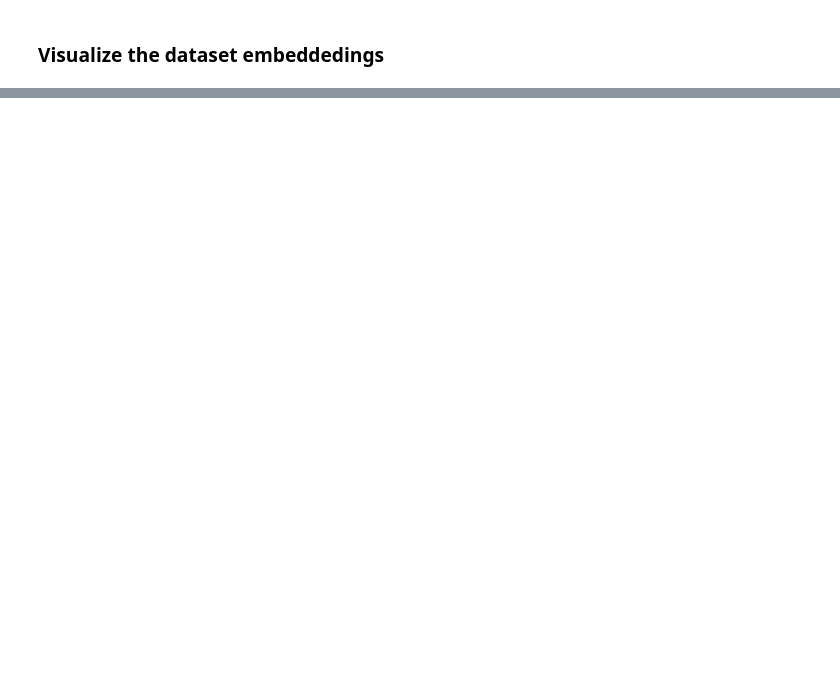
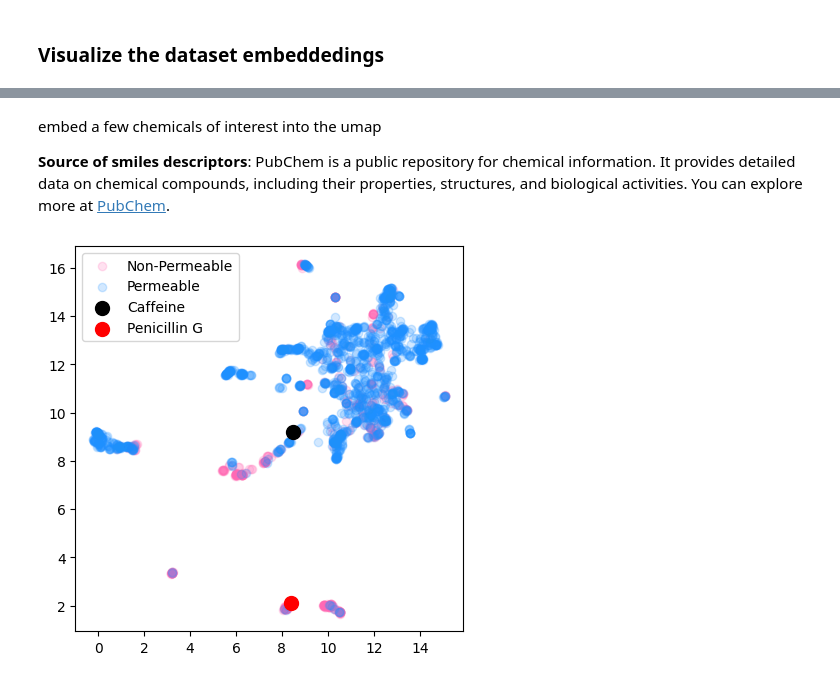
Before and after one commit to moritzmarquardt/workshop_IBEC, a Jupyter notebook: 01_molecule_clustering_umap.ipynb, the cells around one changed output, grey strips where cells are left out. Saved outputs shown, nothing was run; the diff lists cells and outputs as text; code cells hidden in the pictures; blank space fills up the shorter version.

```diff
--- a/01_molecule_clustering_umap.ipynb
+++ b/01_molecule_clustering_umap.ipynb
@@ -217,0 +222,43 @@ for i, method in enumerate(["UMAP", "PCA", "TNSE"]):
+# %% [markdown]
+embed a few chemicals of interest into the umap
+
+**Source of smiles descriptors**:
+PubChem is a public repository for chemical information. It provides detailed data on chemical compounds, including their properties, structures, and biological activities. You can explore more at [PubChem](https://pubchem.ncbi.nlm.nih.gov/).
+# %%
+# embed a few chemicals of interest into the umap
+chemicals = {
+    "Caffeine": "CN1C=NC2=C1C(=O)N(C(=O)N2C)C",
+    "Penicillin G": "CC1([C@@H](N2[C@H](S1)[C@@H](C2=O)NC(=O)CC3=CC=CC=C3)C(=O)O)C"
+}
+
+descriptors = {name: _compute_single_ecfp_descriptor(smiles) for name, smiles in chemicals.items()}
+
+transformed = {name: umap_reducer.transform([desc]) for name, desc in descriptors.items() if desc is not None}
+
+permeable_compounds = bbbp[bbbp["permeable"] == 1]
+non_permeable_compounds = bbbp[bbbp["permeable"] == 0]
+# now show the embedding with the chemicals of interest
+plt.figure(figsize=(5, 5))
+plt.scatter(
+    non_permeable_compounds["UMAP_0"],
+    non_permeable_compounds["UMAP_1"],
+    c="hotpink",
+    label="Non-Permeable",
+    alpha=0.2
+    )
+plt.scatter(
+    permeable_compounds["UMAP_0"],
+    permeable_compounds["UMAP_1"],
+    c="dodgerblue",
+    label="Permeable",
+    alpha=0.2
+    )
+colors = ["black", "red"]
+for (name, coords), color in zip(transformed.items(), colors):
+    plt.scatter(coords[0][0], coords[0][1], label=name, s=100, color=color)
+plt.legend()
+plt.show()
+
+#TODO (for fast people): Go to PubChem and find a molecule of interest, compute its ECFP descriptors and embed it into the UMAP plot.
+# %% [output]
+[figure, added]
```
Also changed, not shown: parts of 19 cells of this notebook, 1 other file.
